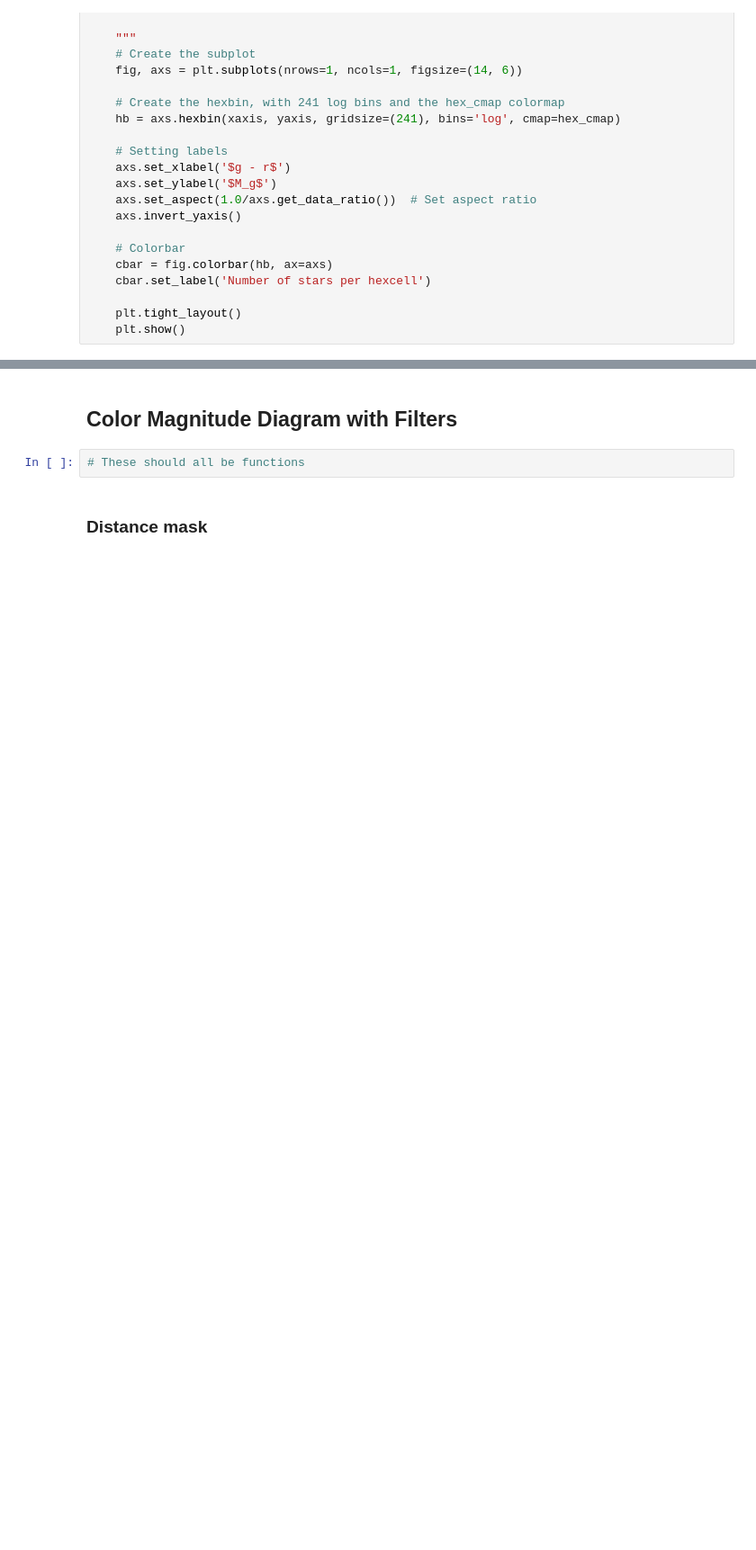
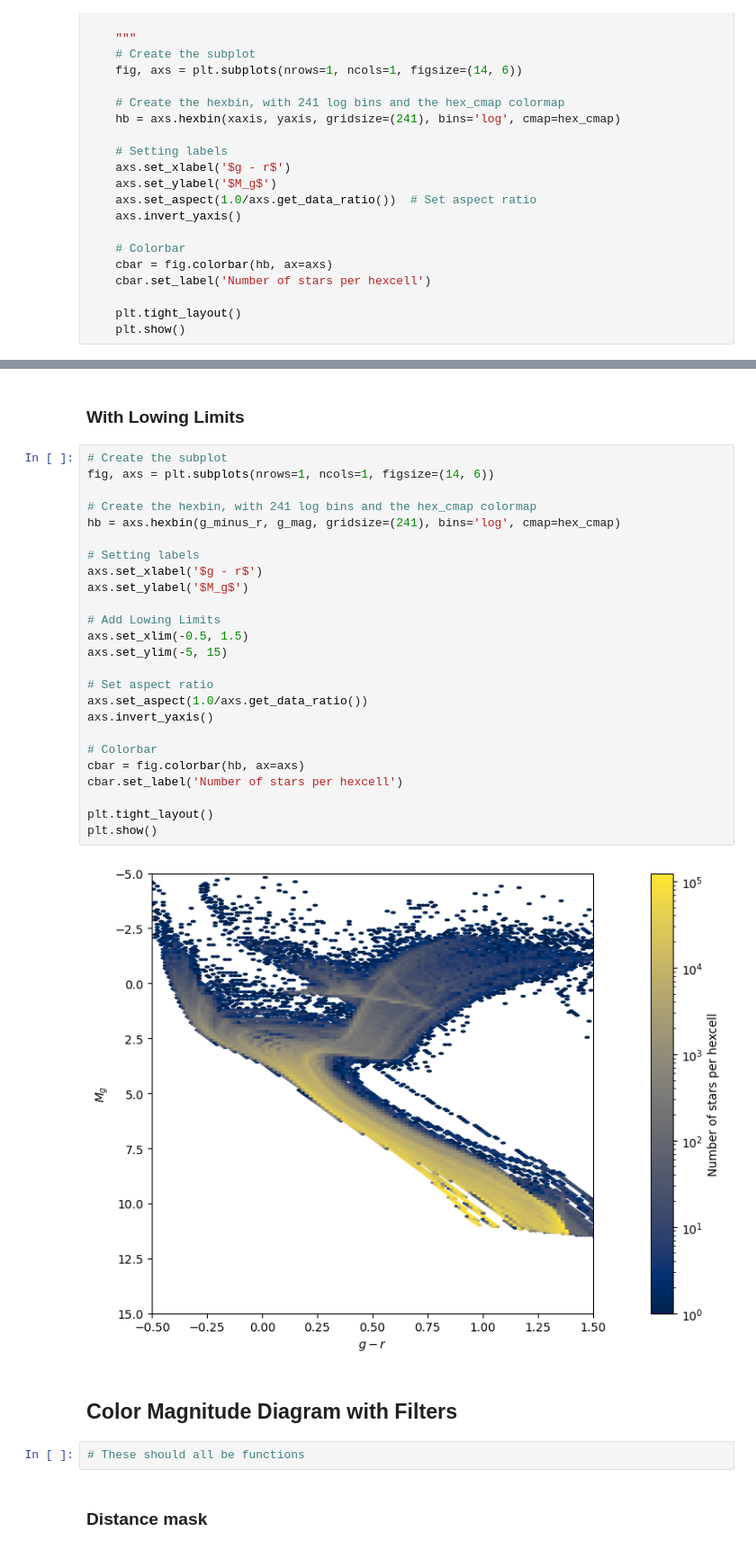
Before and after one commit to aeden2019/rubin_mw_mocks, a Jupyter notebook: src/analysis/color_magnitude_diagram.ipynb, the cells around one changed output, grey strips where cells are left out. Shown at 90% size. Drawn from its saved outputs; the diff is of its cells as text; blank space fills up the shorter version.

```diff
--- a/src/analysis/color_magnitude_diagram.ipynb
+++ b/src/analysis/color_magnitude_diagram.ipynb
@@ -548,3 +551,32 @@ colormagplot(g_minus_r, g_mag)
+# %% [markdown]
+### With Lowing Limits
+# %%
+# Create the subplot
+fig, axs = plt.subplots(nrows=1, ncols=1, figsize=(14, 6))
+
+# Create the hexbin, with 241 log bins and the hex_cmap colormap
+hb = axs.hexbin(g_minus_r, g_mag, gridsize=(241), bins='log', cmap=hex_cmap)
+
+# Setting labels
+axs.set_xlabel('$g - r$')
+axs.set_ylabel('$M_g$')
+
+# Add Lowing Limits
+axs.set_xlim(-0.5, 1.5)
+axs.set_ylim(-5, 15)
+
+# Set aspect ratio
+axs.set_aspect(1.0/axs.get_data_ratio())
+axs.invert_yaxis()
+
+# Colorbar
+cbar = fig.colorbar(hb, ax=axs)
+cbar.set_label('Number of stars per hexcell')
+
+plt.tight_layout()
+plt.show()
+# %% [output]
+[figure, added]
 # %% [markdown]
 ## Color Magnitude Diagram with Filters
 # %%
```
Also changed, not shown: parts of 46 cells of this notebook.
